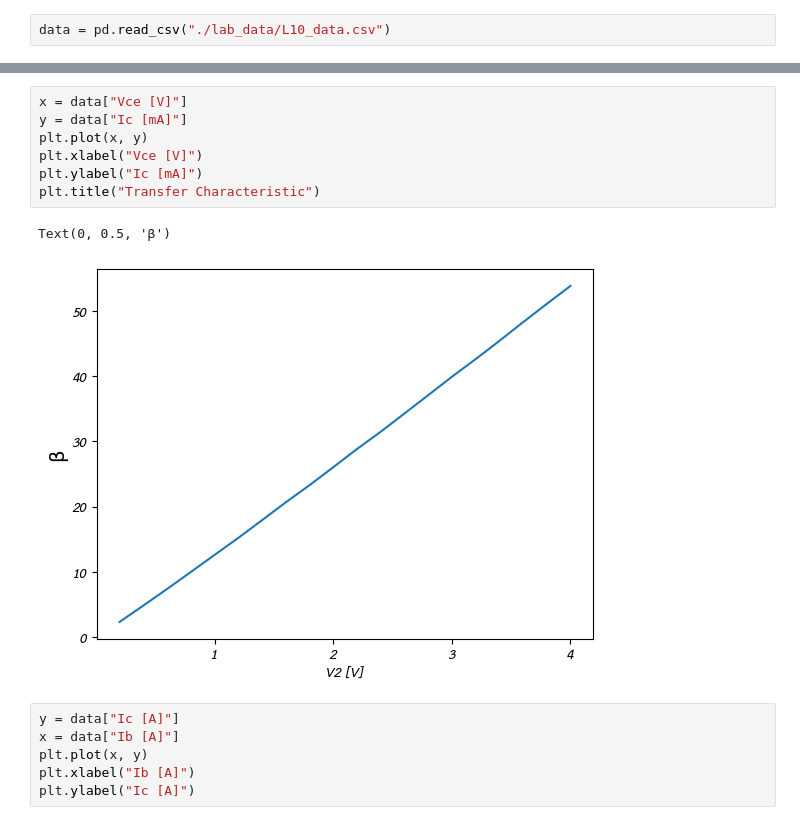
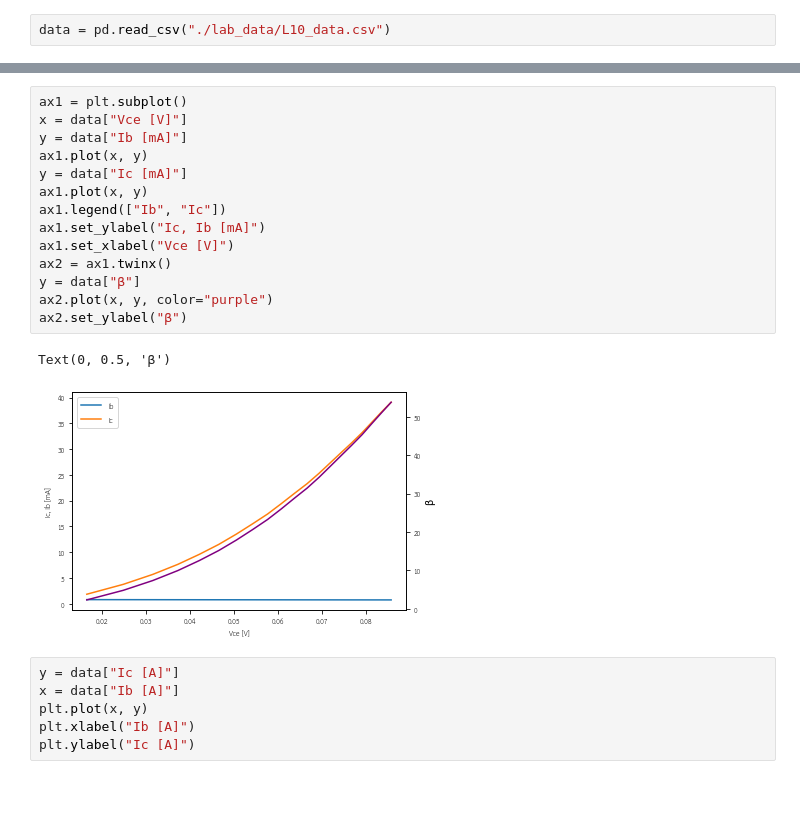
Before and after one commit to winth03/PythonProjects, a Jupyter notebook: CircuitLab/Lab10.ipynb, the cells around one changed output, grey strips where cells are left out. Drawn from its saved outputs; the diff is of its cells as text; blank space fills up the shorter version.

```diff
--- a/CircuitLab/Lab10.ipynb
+++ b/CircuitLab/Lab10.ipynb
@@ -31,13 +31,20 @@ data.head()
-# %%
-x = data["Vce [V]"]
-y = data["Ic [mA]"]
-plt.plot(x, y)
-plt.xlabel("Vce [V]")
-plt.ylabel("Ic [mA]")
-plt.title("Transfer Characteristic")
-# %% [output]
-Text(0, 0.5, 'β')
-[figure, removed]
+# %%
+ax1 = plt.subplot()
+x = data["Vce [V]"]
+y = data["Ib [mA]"]
+ax1.plot(x, y)
+y = data["Ic [mA]"]
+ax1.plot(x, y)
+ax1.legend(["Ib", "Ic"])
+ax1.set_ylabel("Ic, Ib [mA]")
+ax1.set_xlabel("Vce [V]")
+ax2 = ax1.twinx()
+y = data["β"]
+ax2.plot(x, y, color="purple")
+ax2.set_ylabel("β")
+# %% [output]
+Text(0, 0.5, 'β')
+[figure, added]
 # %%
 y = data["Ic [A]"]
 x = data["Ib [A]"]
```
Also changed, not shown: parts of 2 cells of this notebook, 12 other files.
